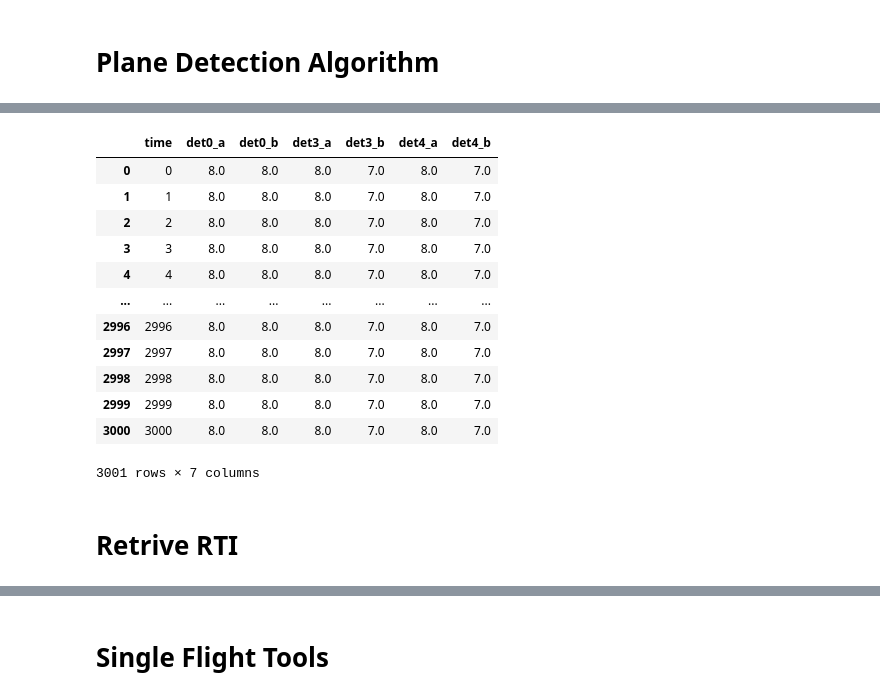
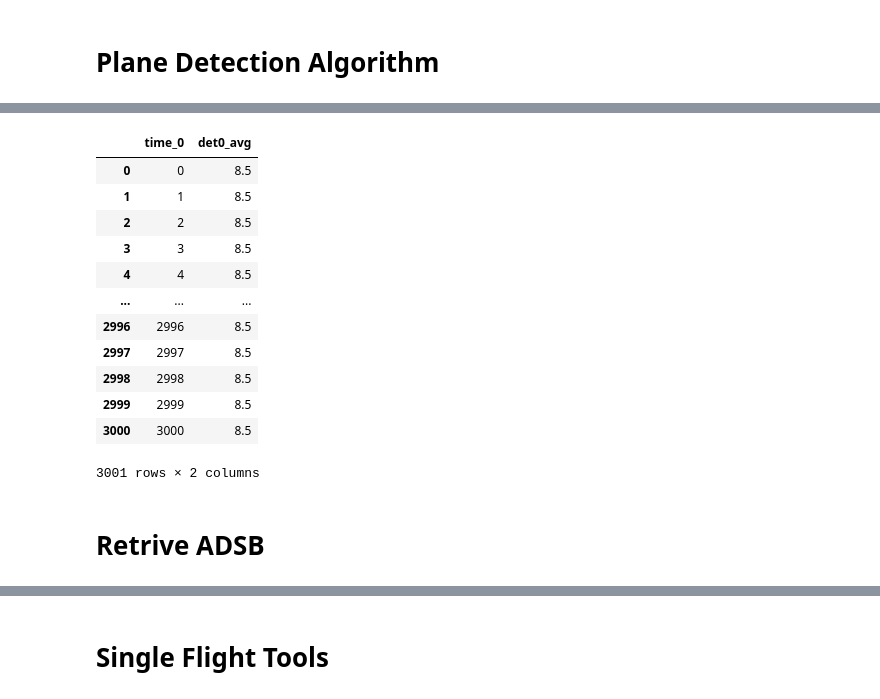
Before and after one commit to tofi1115/ToriField_ZephyrScripts, a Jupyter notebook: Organized_Folder/Pipeline.ipynb, the cells around one changed output, grey strips where cells are left out. Cells and saved outputs as stored; diff of their text form; code cells hidden in the pictures.

```diff
--- a/Organized_Folder/Pipeline.ipynb
+++ b/Organized_Folder/Pipeline.ipynb
@@ -209,29 +184,33 @@ ditc_proporties
 # %%
-df = pd.DataFrame({'time': np.arange(0, 3001)})
+detections_df = pd.DataFrame({'time_0': np.arange(0, 3001)})
 # %%
+#TODO: somewhat redundant
 for x in ditc_proporties[1:]:
     if x['max_time']-x['min_time']>300:
-        a_col_str=f"det{x['plane_number']}_a"
-        b_col_str=f"det{x['plane_number']}_b"
-        df[a_col_str]=x['max_gate']
-        df[b_col_str]=x['min_gate']
-df
+        #a_col_str=f"det{x['plane_number']}_a"
+        #b_col_str=f"det{x['plane_number']}_b"
+        avg_col_str=f"det{x['plane_number']}_avg"
+        #avg_col_str=f"{x['plane_number']}"
+        #detections_df[a_col_str]=x['max_gate']
+        #detections_df[b_col_str]=x['min_gate']
+        detections_df[avg_col_str]=(x['max_gate']+x['min_gate'])/2
+detections_df
 # %% [output]
-|  | time | det0_a | det0_b | det3_a | det3_b | det4_a | det4_b |
-| 0 | 0 | 8.0 | 8.0 | 8.0 | 7.0 | 8.0 | 7.0 |
-| 1 | 1 | 8.0 | 8.0 | 8.0 | 7.0 | 8.0 | 7.0 |
-| 2 | 2 | 8.0 | 8.0 | 8.0 | 7.0 | 8.0 | 7.0 |
-| 3 | 3 | 8.0 | 8.0 | 8.0 | 7.0 | 8.0 | 7.0 |
-| 4 | 4 | 8.0 | 8.0 | 8.0 | 7.0 | 8.0 | 7.0 |
-| ... | ... | ... | ... | ... | ... | ... | ... |
-| 2996 | 2996 | 8.0 | 8.0 | 8.0 | 7.0 | 8.0 | 7.0 |
-| 2997 | 2997 | 8.0 | 8.0 | 8.0 | 7.0 | 8.0 | 7.0 |
-| 2998 | 2998 | 8.0 | 8.0 | 8.0 | 7.0 | 8.0 | 7.0 |
-| 2999 | 2999 | 8.0 | 8.0 | 8.0 | 7.0 | 8.0 | 7.0 |
-| 3000 | 3000 | 8.0 | 8.0 | 8.0 | 7.0 | 8.0 | 7.0 |
+|  | time_0 | det0_avg |
+| 0 | 0 | 8.5 |
+| 1 | 1 | 8.5 |
+| 2 | 2 | 8.5 |
+| 3 | 3 | 8.5 |
+| 4 | 4 | 8.5 |
+| ... | ... | ... |
+| 2996 | 2996 | 8.5 |
+| 2997 | 2997 | 8.5 |
+| 2998 | 2998 | 8.5 |
+| 2999 | 2999 | 8.5 |
+| 3000 | 3000 | 8.5 |
-3001 rows × 7 columns
+3001 rows × 2 columns
 # %% [markdown]
-# Retrive RTI
+# Retrive ADSB
 # %%
 # Currently modules are not working, so I will put code here...
 # %%
```
Also changed, not shown: parts of 36 cells of this notebook, 12 other files.
